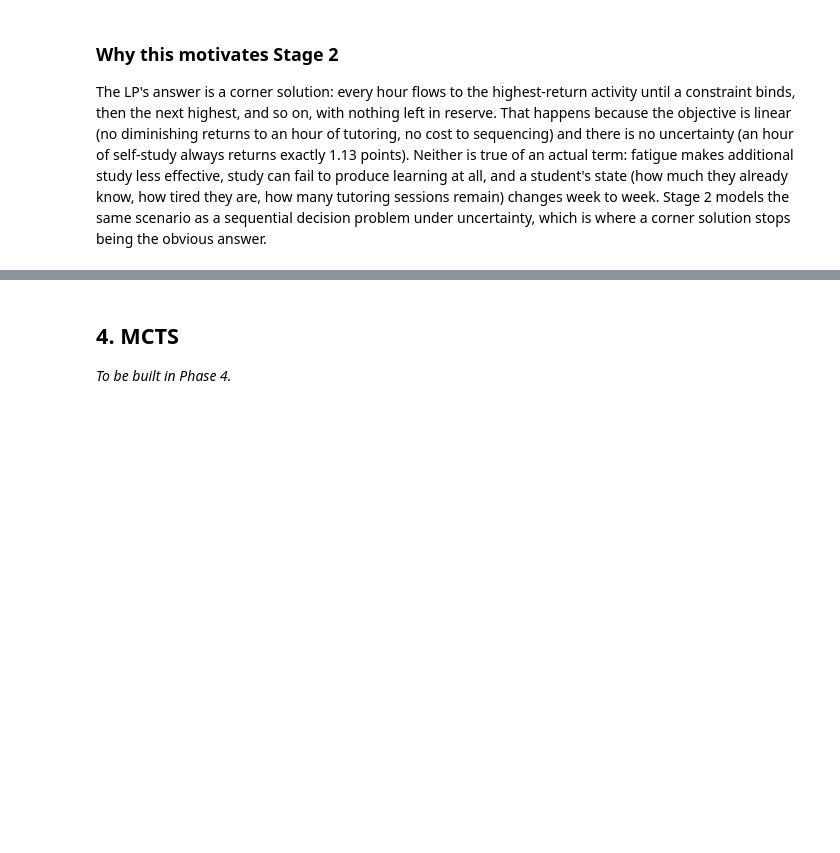
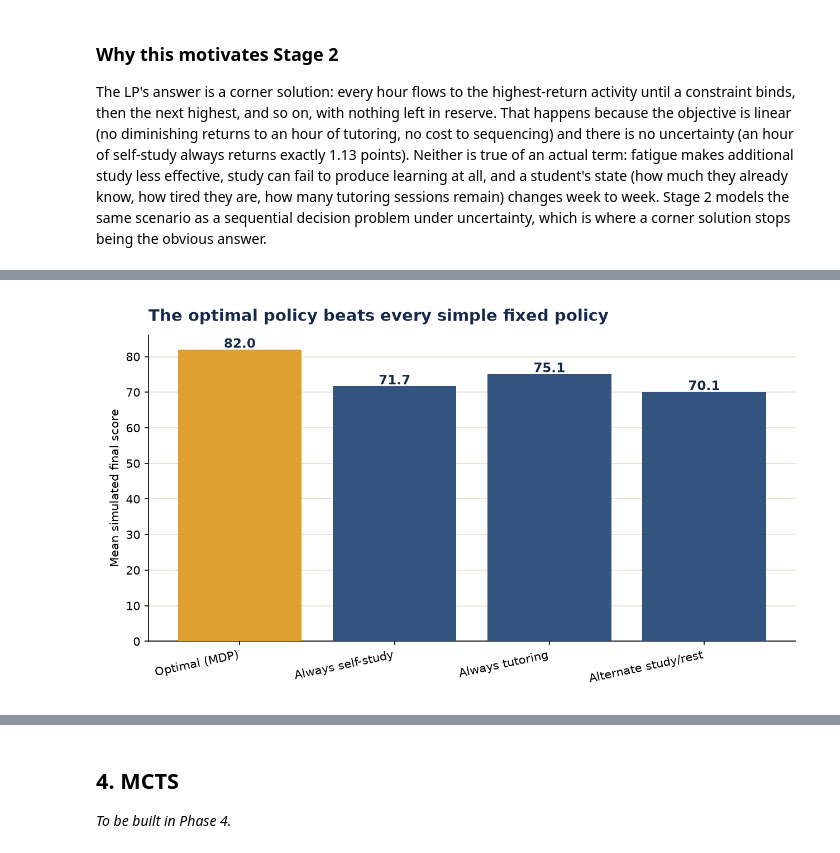
Before and after one commit to prachidabli-data/prachidabli-data.github.io, a Jupyter notebook: statistical-modelling-project-2/notebook/decision_modelling.ipynb, the cells around one changed output, grey strips where cells are left out. Cells and saved outputs as stored; diff of their text form; code cells hidden in the pictures; blank space fills up the shorter version.

```diff
--- a/statistical-modelling-project-2/notebook/decision_modelling.ipynb
+++ b/statistical-modelling-project-2/notebook/decision_modelling.ipynb
@@ -277,0 +338,14 @@ answer.
+# %%
+import numpy as np
+
+rng = np.random.default_rng(mdp.common.SEED)
+n_sims = 10_000
+
+scores_optimal = mdp.simulate_policy(mdp.optimal_policy_fn(policy), n_sims, rng, start)
+mean_optimal = scores_optimal.mean()
+se_optimal = scores_optimal.std(ddof=1) / np.sqrt(n_sims)
+ci_low, ci_high = mean_optimal - 1.96 * se_optimal, mean_optimal + 1.96 * se_optimal
+
+print(f"Check (b): simulated mean final score under the optimal policy ({n_sims} terms): {mean_optimal:.4f}")
+print(f"95 percent CI: [{ci_low:.4f}, {ci_high:.4f}]")
+print(f"V*(start) = {v_start:.4f} falls inside this CI: {ci_low <= v_start <= ci_high}")
@@ -277,0 +356,16 @@ answer.
+# %%
+fixed_policies = {
+    "Always self-study": mdp.always_self_study_fn(),
+    "Always tutoring": mdp.always_tutoring_fn(),
+    "Alternate study/rest": mdp.alternate_study_rest_fn(),
+}
+results = {"Optimal (MDP)": scores_optimal}
+for name, fn in fixed_policies.items():
+    results[name] = mdp.simulate_policy(fn, n_sims, rng, start)
+
+print("Check (c): optimal policy against three simple fixed policies")
+for name, scores in results.items():
+    print(f"  {name}: mean {scores.mean():.4f}")
+
+beats_all = all(scores_optimal.mean() >= results[name].mean() for name in fixed_policies)
+print(f"\nOptimal beats every fixed policy: {beats_all}")
@@ -277,0 +420,5 @@ answer.
+# %%
+mdp.plot_policy_comparison(results, "../images/06_mdp_policy_comparison.png")
+Image("../images/06_mdp_policy_comparison.png")
+# %% [output]
+[figure, added]
```
Also changed, not shown: parts of 14 cells of this notebook, 7 other files.
